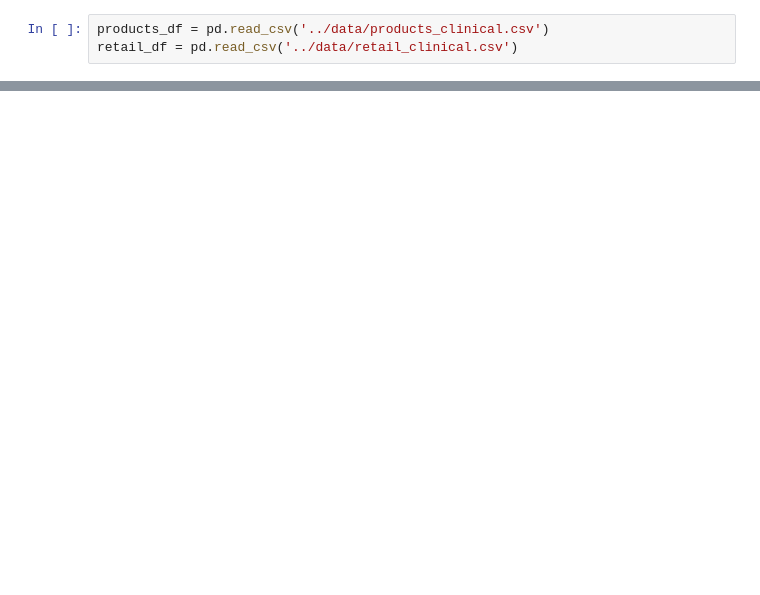
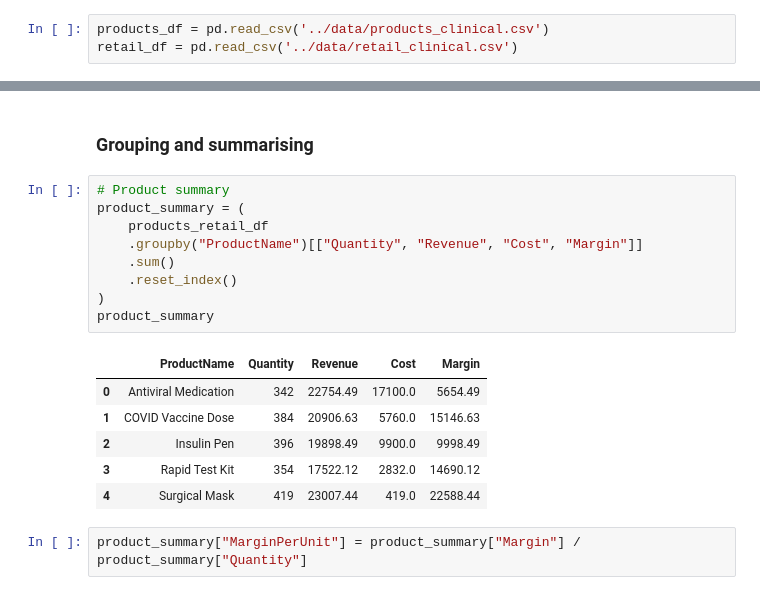
Before and after one commit to s-lien-0/data-science-engineering-challenge, a Jupyter notebook: challenge_07_MarginWatch - Multi-Source Merging/analysis/analysis.ipynb, the cells around one changed output, grey strips where cells are left out. Drawn from its saved outputs; the diff is of its cells as text; blank space fills up the shorter version.

```diff
--- a/challenge_07_MarginWatch - Multi-Source Merging/analysis/analysis.ipynb
+++ b/challenge_07_MarginWatch - Multi-Source Merging/analysis/analysis.ipynb
@@ -199,0 +73,20 @@ Name: Quantity, dtype: int64
+# %% [markdown]
+### Grouping and summarising
+# %%
+# Product summary
+product_summary = (
+    products_retail_df
+    .groupby("ProductName")[["Quantity", "Revenue", "Cost", "Margin"]]
+    .sum()
+    .reset_index()
+)
+product_summary
+# %% [output]
+|  | ProductName | Quantity | Revenue | Cost | Margin |
+| 0 | Antiviral Medication | 342 | 22754.49 | 17100.0 | 5654.49 |
+| 1 | COVID Vaccine Dose | 384 | 20906.63 | 5760.0 | 15146.63 |
+| 2 | Insulin Pen | 396 | 19898.49 | 9900.0 | 9998.49 |
+| 3 | Rapid Test Kit | 354 | 17522.12 | 2832.0 | 14690.12 |
+| 4 | Surgical Mask | 419 | 23007.44 | 419.0 | 22588.44 |
+# %%
+product_summary["MarginPerUnit"] = product_summary["Margin"] / product_summary["Quantity"]
```
Also changed, not shown: parts of 43 cells of this notebook.
